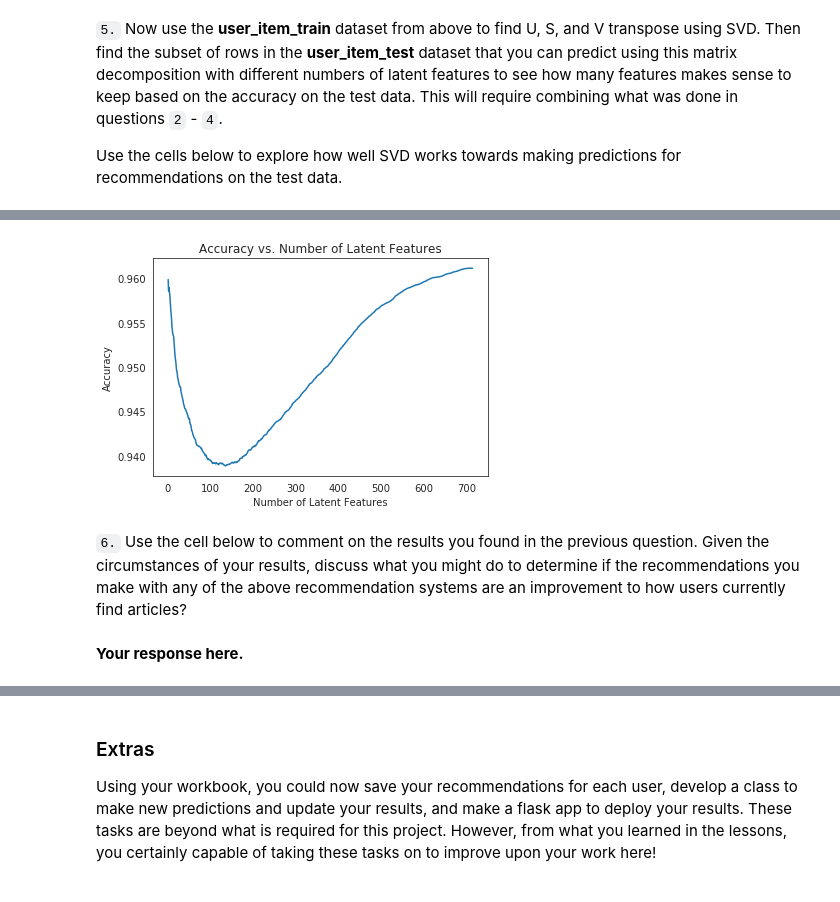
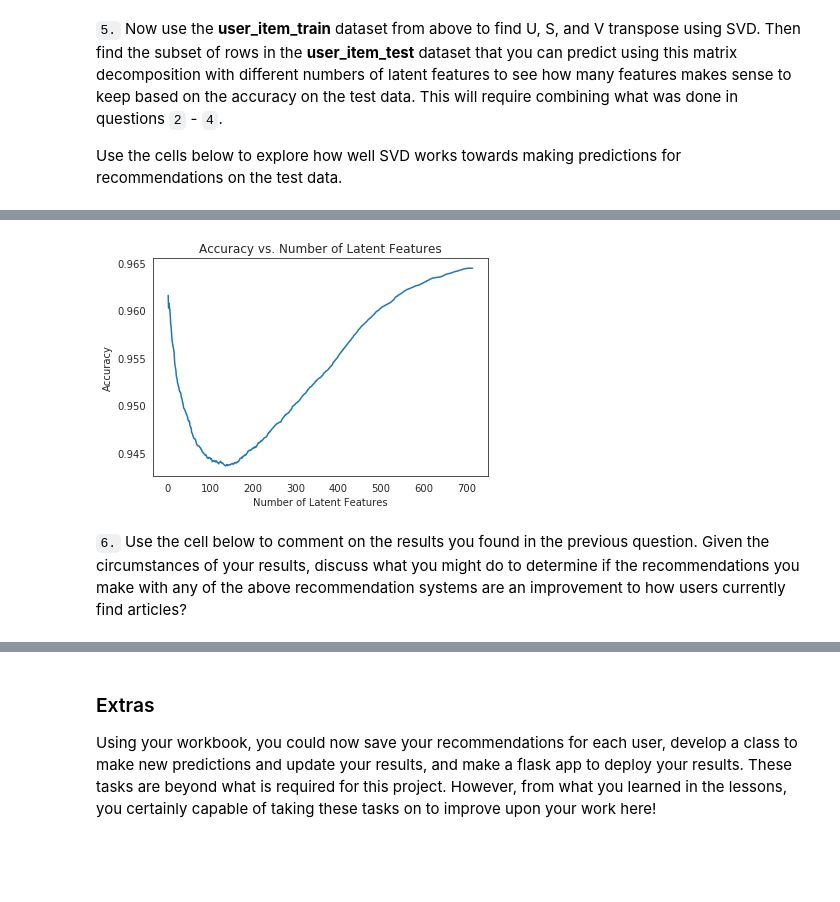
Before and after one commit to labdmitriy/recommendations_with_ibm, a Jupyter notebook: Recommendations_with_IBM.ipynb, the cells around one changed output, grey strips where cells are left out. Drawn from its saved outputs; the diff is of its cells as text; code cells hidden in the pictures; blank space fills up the shorter version.

```diff
--- a/Recommendations_with_IBM.ipynb
+++ b/Recommendations_with_IBM.ipynb
@@ -788,45 +863,44 @@ u_train, s_train, vt_train = np.linalg.svd(user_item_train) # fit svd similar to
 # Find maximum number of latent features
 max_latent_features_count = np.minimum(*user_item_train.shape)
 
+# Select only test users and articles which we can predict
+selected_user_item_test = user_item_test.loc[test_predicted_users, test_predicted_articles].values
+
 # Find number of ratings to predict
-predicted_interactions_count = np.prod(user_item_test.loc[test_predicted_users].shape)
+predicted_interactions_count = np.prod(selected_user_item_test.shape)
 
 user_ids = []
 article_ids = []
 errors = []
-diffs = []
 
 # Get row numbers of test predicted users in training data
 for predicted_user_id in test_predicted_users:
     user_ids.append(np.where(user_item_train.index == predicted_user_id)[0][0])
 
 # Get column numbers of test predicted articles in training data
 for predicted_article_id in test_predicted_articles:
     article_ids.append(np.where(user_item_train.columns == predicted_article_id)[0][0])
 
 # For each number of latent features
 for k in range(1, max_latent_features_count + 1):
     # Get predictions for selected test users and articles using training SVD decomposition
     user_item_test_pred = ((u_train[user_ids, :k] @ np.diag(s_train[:k]) @ vt_train[:k, article_ids]))
     # Save sum of absolute differences between actual and predicted interactions
-    difference = (user_item_test.loc[test_predicted_users].values - user_item_test_pred)
-    diffs.append(difference)
+    difference = (selected_user_item_test - user_item_test_pred)
     errors.append(np.sum(np.abs(difference)))
 
 # Calculate accuracies
 errors = np.array(errors)
 accuracies = 1 - errors / predicted_interactions_count
 diffs = np.array(diffs)
 
 # Plot accuracy vs number of latent features
 plt.plot(np.arange(1, max_latent_features_count + 1), accuracies)
 plt.xlabel('Number of Latent Features')
 plt.ylabel('Accuracy')
 plt.title('Accuracy vs. Number of Latent Features')
 plt.show()
 # %% [output]
-[figure, old version]
+[figure, new version]
 # %% [markdown]
 `6.` Use the cell below to comment on the results you found in the previous question. Given the circumstances of your results, discuss what you might do to determine if the recommendations you make with any of the above recommendation systems are an improvement to how users currently find articles?
-# %% [markdown]
-**Your response here.**
```
Also changed, not shown: parts of 17 cells of this notebook, 1 other file.
